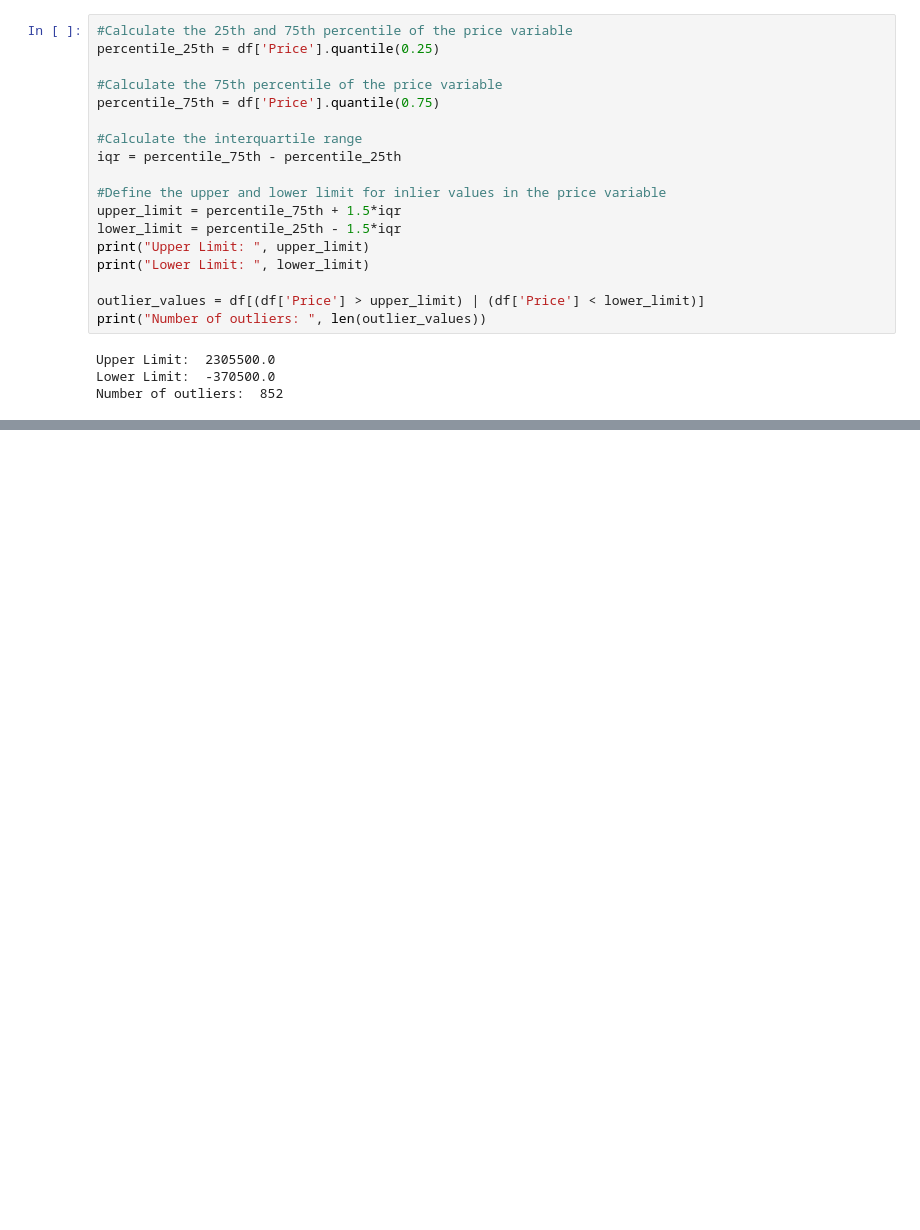
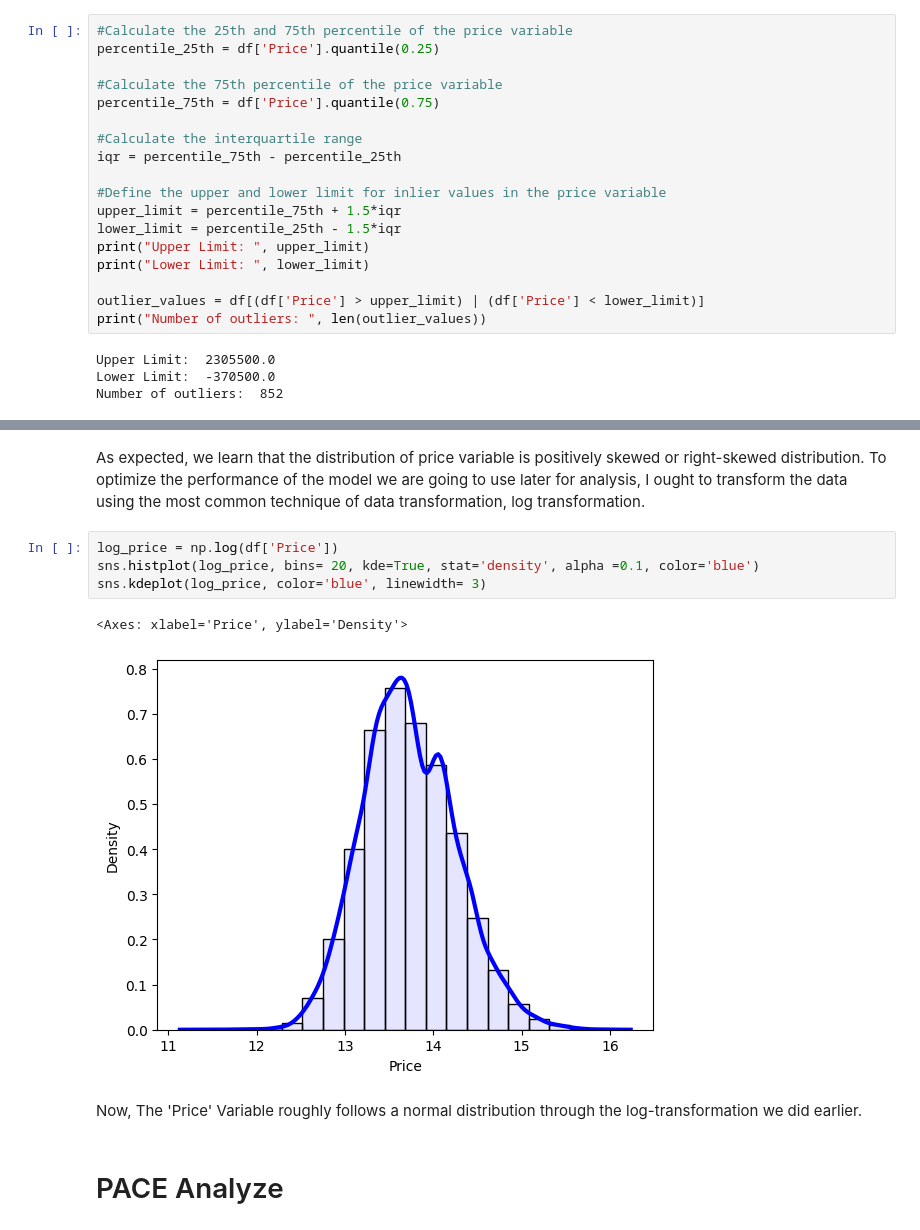
Before and after one commit to DustinKeene/Melbourne-Property-Price-Prediction-Modelling-, a Jupyter notebook: data_project_lab.ipynb, the cells around one changed output, grey strips where cells are left out. Drawn from its saved outputs; the diff is of its cells as text; blank space fills up the shorter version.

```diff
--- a/data_project_lab.ipynb
+++ b/data_project_lab.ipynb
@@ -269,0 +280,13 @@ Number of outliers:  852
+# %% [markdown]
+As expected, we learn that the distribution of price variable is positively skewed or right-skewed distribution. To optimize the performance of the model we are going to use later for analysis, I ought to transform the data using the most common technique of data transformation, log transformation.
+# %%
+log_price = np.log(df['Price'])
+sns.histplot(log_price, bins= 20, kde=True, stat='density', alpha =0.1, color='blue')
+sns.kdeplot(log_price, color='blue', linewidth= 3)
+# %% [output]
+<Axes: xlabel='Price', ylabel='Density'>
+[figure, added]
+# %% [markdown]
+Now, The 'Price' Variable roughly follows a normal distribution through the log-transformation we did earlier.
+# %% [markdown]
+# PACE Analyze
```
Also changed, not shown: parts of 1 cell of this notebook.
